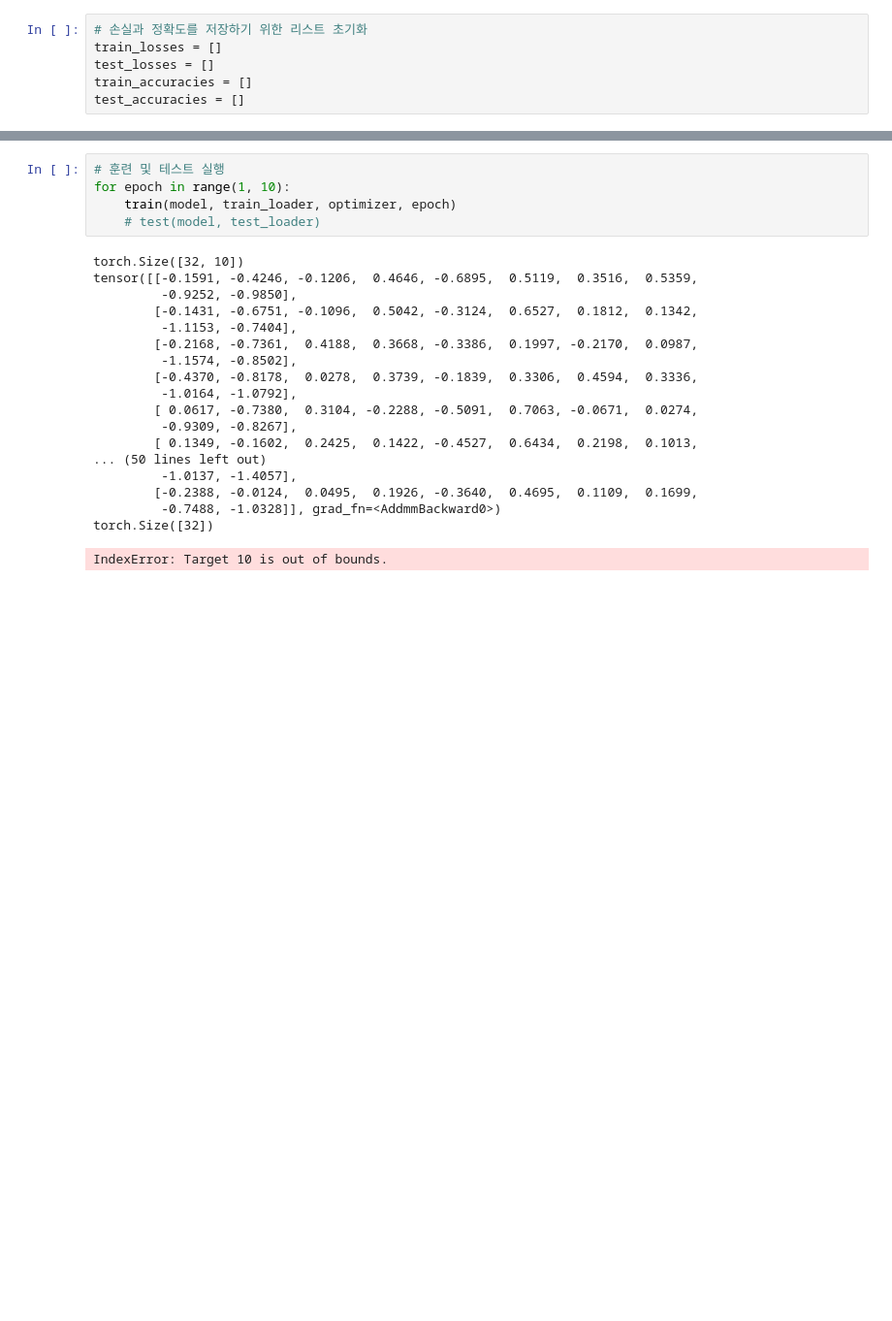
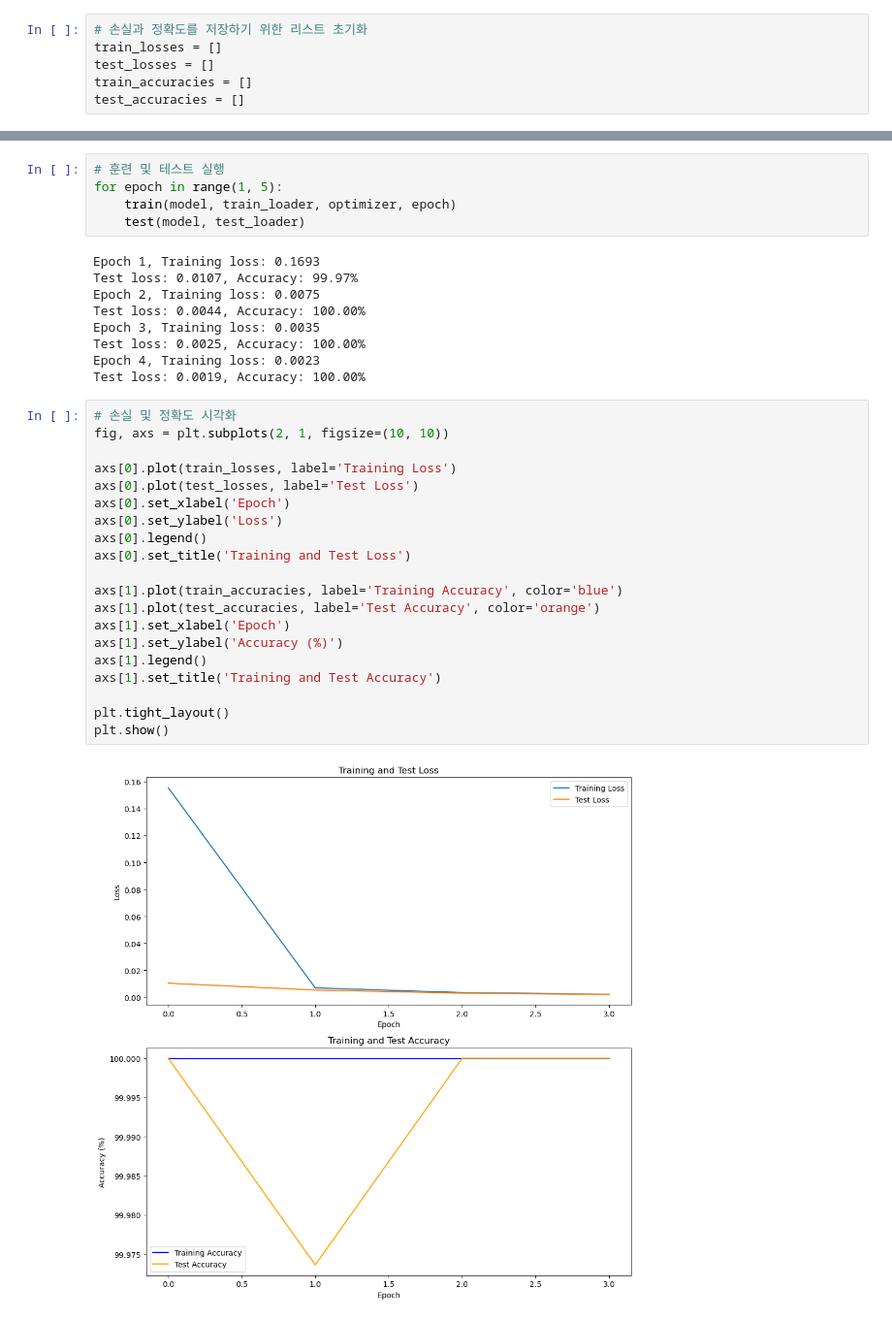
Before and after one commit to son1473/DeepLearningHandSign, a Jupyter notebook: KrHandSignResNet.ipynb, the cells around one changed output, grey strips where cells are left out. Shown at 97% size. Cells and saved outputs as stored; diff of their text form; blank space fills up the shorter version.

```diff
--- a/KrHandSignResNet.ipynb
+++ b/KrHandSignResNet.ipynb
@@ -325,25 +318,37 @@ def test(model, test_loader):
     print(f'Test loss: {test_loss:.4f}, Accuracy: {accuracy:.2f}%')
 # %%
 # 훈련 및 테스트 실행
-for epoch in range(1, 10):
+for epoch in range(1, 5):
     train(model, train_loader, optimizer, epoch)
-    # test(model, test_loader)
+    test(model, test_loader)
 # %% [output]
-torch.Size([32, 10])
-tensor([[-0.1591, -0.4246, -0.1206,  0.4646, -0.6895,  0.5119,  0.3516,  0.5359,
-         -0.9252, -0.9850],
-        [-0.1431, -0.6751, -0.1096,  0.5042, -0.3124,  0.6527,  0.1812,  0.1342,
-         -1.1153, -0.7404],
-        [-0.2168, -0.7361,  0.4188,  0.3668, -0.3386,  0.1997, -0.2170,  0.0987,
-         -1.1574, -0.8502],
-        [-0.4370, -0.8178,  0.0278,  0.3739, -0.1839,  0.3306,  0.4594,  0.3336,
-         -1.0164, -1.0792],
-        [ 0.0617, -0.7380,  0.3104, -0.2288, -0.5091,  0.7063, -0.0671,  0.0274,
-         -0.9309, -0.8267],
-        [ 0.1349, -0.1602,  0.2425,  0.1422, -0.4527,  0.6434,  0.2198,  0.1013,
-... (50 lines left out)
-         -1.0137, -1.4057],
-        [-0.2388, -0.0124,  0.0495,  0.1926, -0.3640,  0.4695,  0.1109,  0.1699,
-         -0.7488, -1.0328]], grad_fn=<AddmmBackward0>)
-torch.Size([32])
+Epoch 1, Training loss: 0.1693
+Test loss: 0.0107, Accuracy: 99.97%
+Epoch 2, Training loss: 0.0075
+Test loss: 0.0044, Accuracy: 100.00%
+Epoch 3, Training loss: 0.0035
+Test loss: 0.0025, Accuracy: 100.00%
+Epoch 4, Training loss: 0.0023
+Test loss: 0.0019, Accuracy: 100.00%
-IndexError: Target 10 is out of bounds.
+# %%
+# 손실 및 정확도 시각화
+fig, axs = plt.subplots(2, 1, figsize=(10, 10))
+
+axs[0].plot(train_losses, label='Training Loss')
+axs[0].plot(test_losses, label='Test Loss')
+axs[0].set_xlabel('Epoch')
+axs[0].set_ylabel('Loss')
+axs[0].legend()
+axs[0].set_title('Training and Test Loss')
+
+axs[1].plot(train_accuracies, label='Training Accuracy', color='blue')
+axs[1].plot(test_accuracies, label='Test Accuracy', color='orange')
+axs[1].set_xlabel('Epoch')
+axs[1].set_ylabel('Accuracy (%)')
+axs[1].legend()
+axs[1].set_title('Training and Test Accuracy')
+
+plt.tight_layout()
+plt.show()
+# %% [output]
+[figure, added]
```
Also changed, not shown: parts of 25 cells of this notebook.
